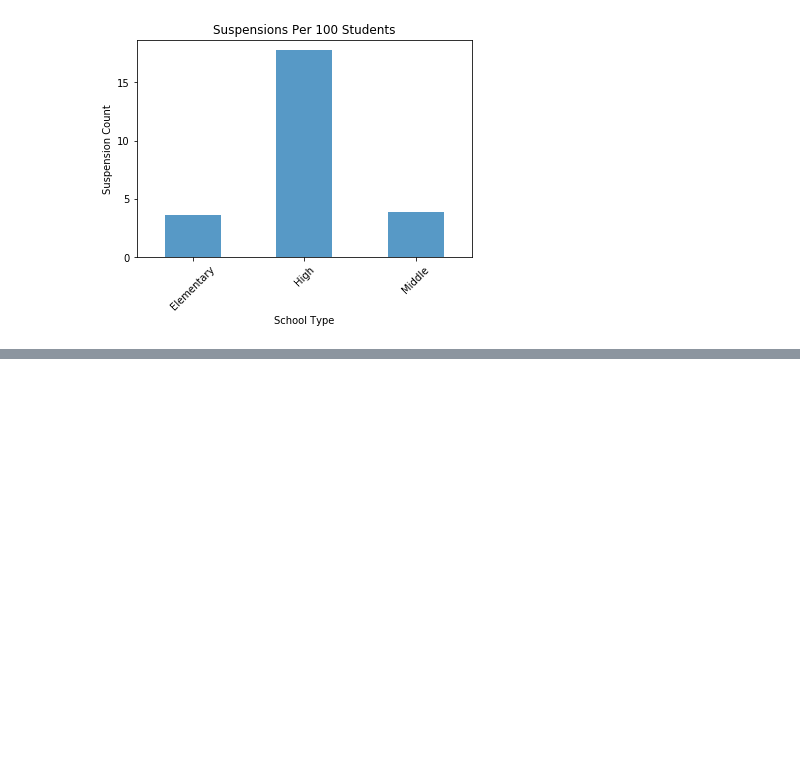
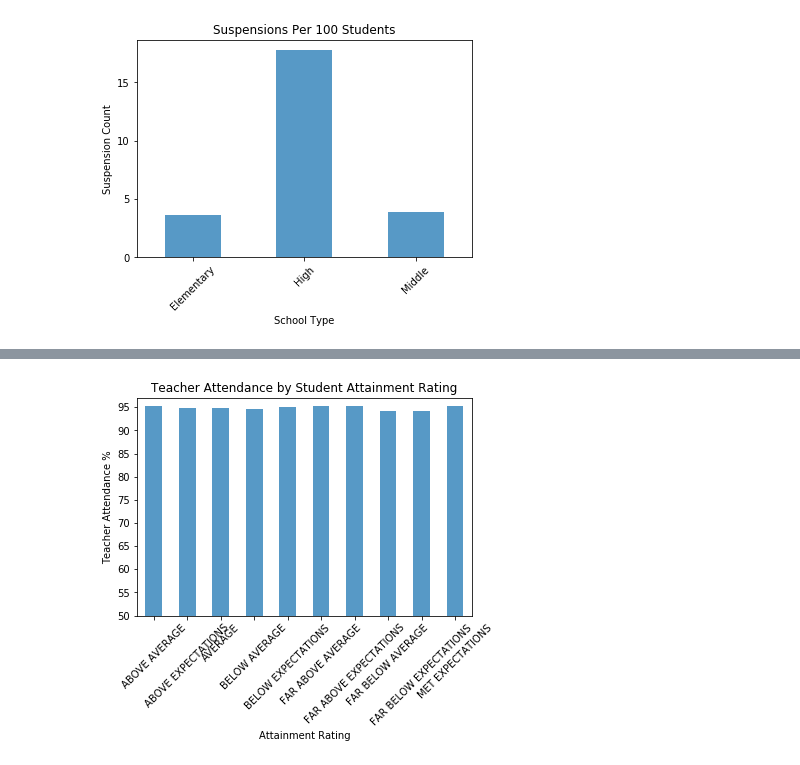
Before and after one commit to sjricketts/cps_success, a Jupyter notebook: cleaning_code.ipynb, the cells around one changed output, grey strips where cells are left out. Drawn from its saved outputs; the diff is of its cells as text; code cells hidden in the pictures; blank space fills up the shorter version.

```diff
--- a/cleaning_code.ipynb
+++ b/cleaning_code.ipynb
@@ -154,0 +173,14 @@ plt.ylim(0,20);
+# %%
+teacher_and_attain=student_attain["Teacher_Attendance_Year_1_Pct"].mean()
+teacher_and_attain=pd.DataFrame(teacher_and_attain)
+
+teacher_and_attain.plot(kind="bar", legend=None, alpha=0.75)
+plt.xlabel("Attainment Rating")
+plt.ylabel("Teacher Attendance %")
+plt.title("Teacher Attendance by Student Attainment Rating")
+plt.yticks(np.arange(0, 100, step=5))
+# plt.grid(axis="y")
+plt.xticks(rotation=45)
+plt.ylim(50,97);
+# %% [output]
+[figure, added]
```
Also changed, not shown: parts of 6 cells of this notebook.
